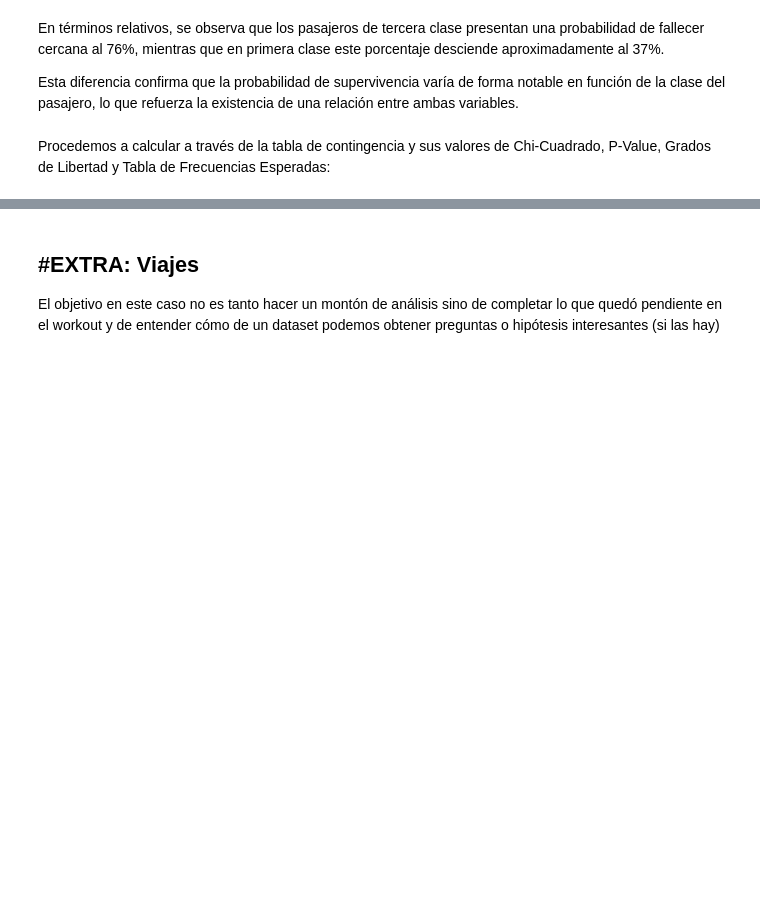
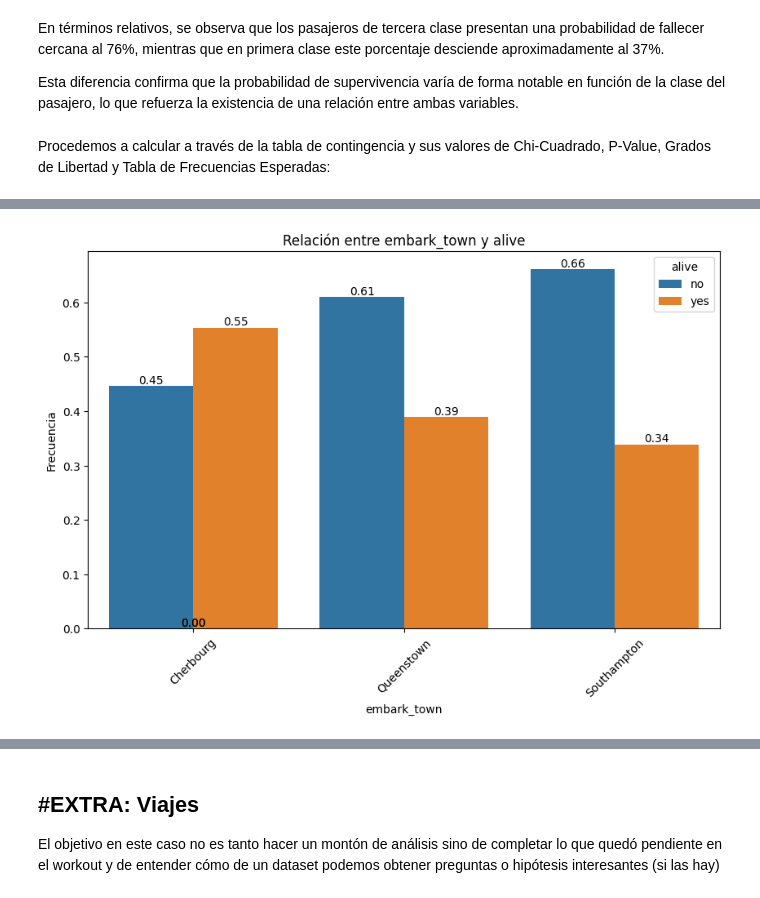
Before and after one commit to willwalker7/DS-Online-willwalker7, a Jupyter notebook: 03_Data_Analysis/Sprint_07/Unidad_02_Estadistica_Descriptiva_Multivariante/03_Practica_Obligatoria/18_Practica_Obligatoria_Multivariante.ipynb, the cells around one changed output, grey strips where cells are left out. Saved outputs shown, nothing was run; the diff lists cells and outputs as text; code cells hidden in the pictures; blank space fills up the shorter version.

```diff
--- a/03_Data_Analysis/Sprint_07/Unidad_02_Estadistica_Descriptiva_Multivariante/03_Practica_Obligatoria/18_Practica_Obligatoria_Multivariante.ipynb
+++ b/03_Data_Analysis/Sprint_07/Unidad_02_Estadistica_Descriptiva_Multivariante/03_Practica_Obligatoria/18_Practica_Obligatoria_Multivariante.ipynb
@@ -253,0 +280,4 @@ print("Tabla de Frecuencias Esperadas:\n", expected)
+# %%
+plot_categorical_relationship_fin(df_titanic, "embark_town","alive", relative_freq=True, show_values= True)
+# %% [output]
+[figure, added]
```
Also changed, not shown: parts of 34 cells of this notebook.
